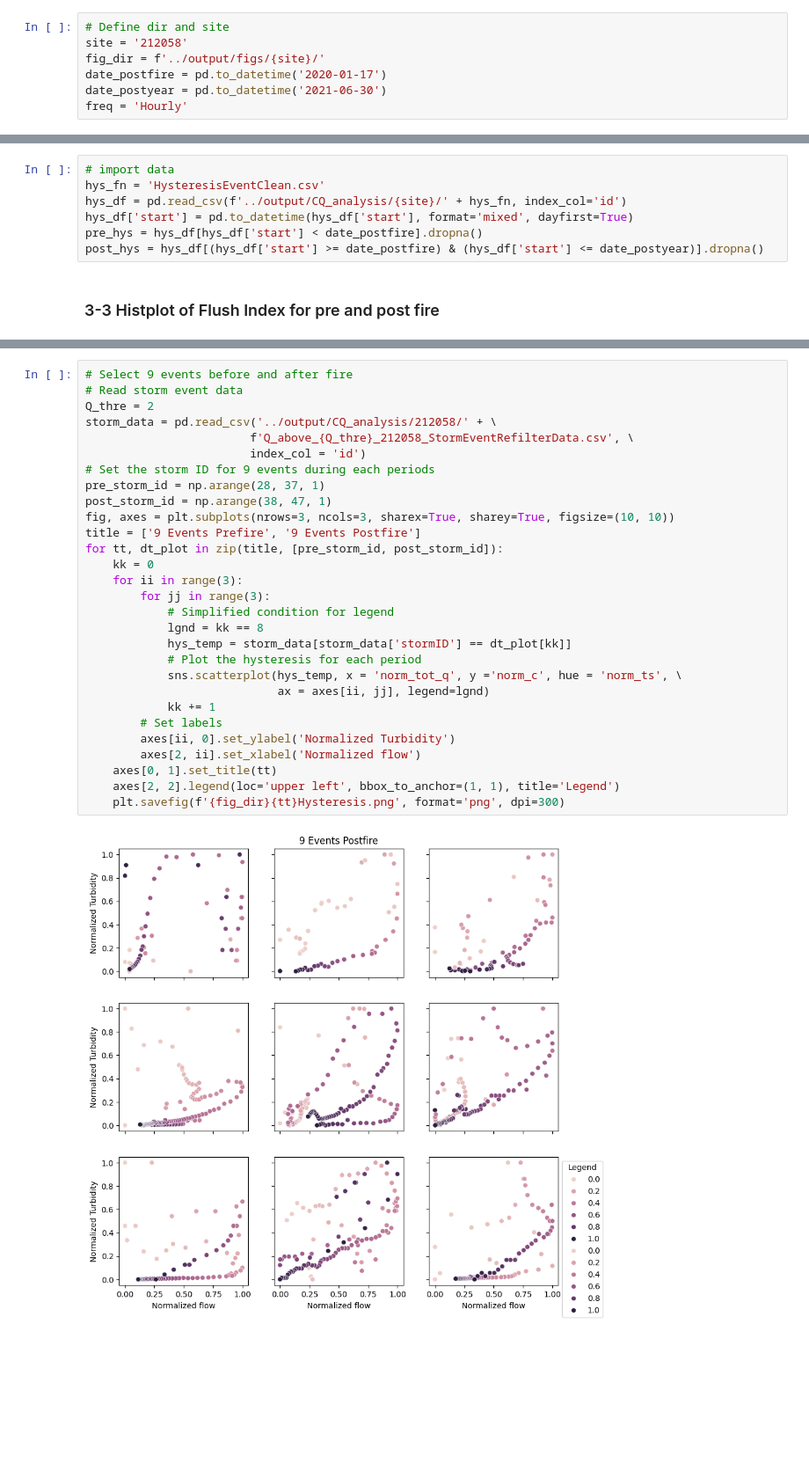
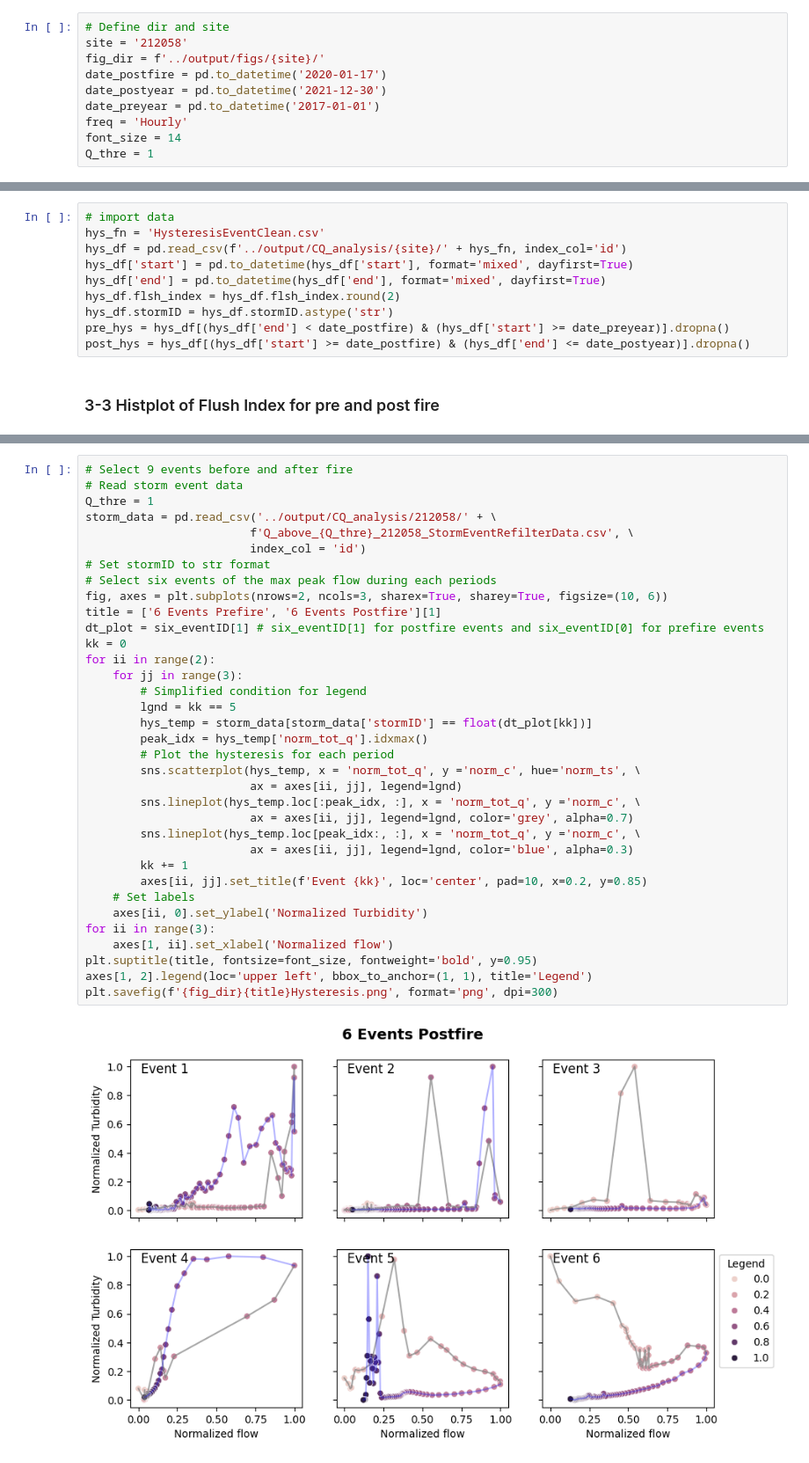
Before and after one commit to QianWanghhu/BushFireWQ, a Jupyter notebook: src/Explore_212058_CQ.ipynb, the cells around one changed output, grey strips where cells are left out. Shown at 88% size. Drawn from its saved outputs; the diff is of its cells as text; blank space fills up the shorter version.

Commit message:
Fit model and create plots for trimmed time periods.

```diff
--- a/src/Explore_212058_CQ.ipynb
+++ b/src/Explore_212058_CQ.ipynb
@@ -12,8 +12,11 @@ import os
 site = '212058'
 fig_dir = f'../output/figs/{site}/'
 date_postfire = pd.to_datetime('2020-01-17')
-date_postyear = pd.to_datetime('2021-06-30')
+date_postyear = pd.to_datetime('2021-12-30')
+date_preyear = pd.to_datetime('2017-01-01')
 freq = 'Hourly'
+font_size = 14
+Q_thre = 1
 # %% [markdown]
 ## 1 Data processing and formating
 # %%
@@ -139,7 +160,10 @@ plot_storm_cq(data_comb, x_lab, y_lab, freq, site, date_postfire, 'comb', colors
 hys_fn = 'HysteresisEventClean.csv'
 hys_df = pd.read_csv(f'../output/CQ_analysis/{site}/' + hys_fn, index_col='id')
 hys_df['start'] = pd.to_datetime(hys_df['start'], format='mixed', dayfirst=True)
-pre_hys = hys_df[hys_df['start'] < date_postfire].dropna()
-post_hys = hys_df[(hys_df['start'] >= date_postfire) & (hys_df['start'] <= date_postyear)].dropna()
+hys_df['end'] = pd.to_datetime(hys_df['end'], format='mixed', dayfirst=True)
+hys_df.flsh_index = hys_df.flsh_index.round(2)
+hys_df.stormID = hys_df.stormID.astype('str')
+pre_hys = hys_df[(hys_df['end'] < date_postfire) & (hys_df['start'] >= date_preyear)].dropna()
+post_hys = hys_df[(hys_df['start'] >= date_postfire) & (hys_df['end'] <= date_postyear)].dropna()
 # %% [markdown]
 ### 3-3 Histplot of Flush Index for pre and post fire
@@ -156,34 +200,40 @@ plt.savefig(f'{fig_dir}HystFlshIndexScatter.png', format = 'png', dpi=300)
 # %%
 # Select 9 events before and after fire
 # Read storm event data
-Q_thre = 2
+Q_thre = 1
 storm_data = pd.read_csv('../output/CQ_analysis/212058/' + \
                         f'Q_above_{Q_thre}_212058_StormEventRefilterData.csv', \
                         index_col = 'id')
-# Set the storm ID for 9 events during each periods
-pre_storm_id = np.arange(28, 37, 1)
-post_storm_id = np.arange(38, 47, 1)
-fig, axes = plt.subplots(nrows=3, ncols=3, sharex=True, sharey=True, figsize=(10, 10))
-title = ['9 Events Prefire', '9 Events Postfire']
-for tt, dt_plot in zip(title, [pre_storm_id, post_storm_id]):
-    kk = 0
-    for ii in range(3):
-        for jj in range(3):
-            # Simplified condition for legend
-            lgnd = kk == 8
-            hys_temp = storm_data[storm_data['stormID'] == dt_plot[kk]]
-            # Plot the hysteresis for each period
-            sns.scatterplot(hys_temp, x = 'norm_tot_q', y ='norm_c', hue = 'norm_ts', \
-                            ax = axes[ii, jj], legend=lgnd)
-            kk += 1
-        # Set labels
-        axes[ii, 0].set_ylabel('Normalized Turbidity')
-        axes[2, ii].set_xlabel('Normalized flow')
-    axes[0, 1].set_title(tt)
-    axes[2, 2].legend(loc='upper left', bbox_to_anchor=(1, 1), title='Legend')
-    plt.savefig(f'{fig_dir}{tt}Hysteresis.png', format='png', dpi=300)
+# Set stormID to str format
+# Select six events of the max peak flow during each periods
+fig, axes = plt.subplots(nrows=2, ncols=3, sharex=True, sharey=True, figsize=(10, 6))
+title = ['6 Events Prefire', '6 Events Postfire'][1]
+dt_plot = six_eventID[1] # six_eventID[1] for postfire events and six_eventID[0] for prefire events
+kk = 0
+for ii in range(2):
+    for jj in range(3):
+        # Simplified condition for legend
+        lgnd = kk == 5
+        hys_temp = storm_data[storm_data['stormID'] == float(dt_plot[kk])]
+        peak_idx = hys_temp['norm_tot_q'].idxmax()
+        # Plot the hysteresis for each period
+        sns.scatterplot(hys_temp, x = 'norm_tot_q', y ='norm_c', hue='norm_ts', \
+                        ax = axes[ii, jj], legend=lgnd)
+        sns.lineplot(hys_temp.loc[:peak_idx, :], x = 'norm_tot_q', y ='norm_c', \
+                        ax = axes[ii, jj], legend=lgnd, color='grey', alpha=0.7)
+        sns.lineplot(hys_temp.loc[peak_idx:, :], x = 'norm_tot_q', y ='norm_c', \
+                        ax = axes[ii, jj], legend=lgnd, color='blue', alpha=0.3)
+        kk += 1
+        axes[ii, jj].set_title(f'Event {kk}', loc='center', pad=10, x=0.2, y=0.85)
+    # Set labels
+    axes[ii, 0].set_ylabel('Normalized Turbidity')
+for ii in range(3):
+    axes[1, ii].set_xlabel('Normalized flow')
+plt.suptitle(title, fontsize=font_size, fontweight='bold', y=0.95)
+axes[1, 2].legend(loc='upper left', bbox_to_anchor=(1, 1), title='Legend')
+plt.savefig(f'{fig_dir}{title}Hysteresis.png', format='png', dpi=300)
 # %% [output]
-[figure, old version]
+[figure, new version]
 # %%
 ## Explore the relationship in 1/n space
 # Read storm event data
```
Also changed, not shown: parts of 16 cells of this notebook, 26 other files.
